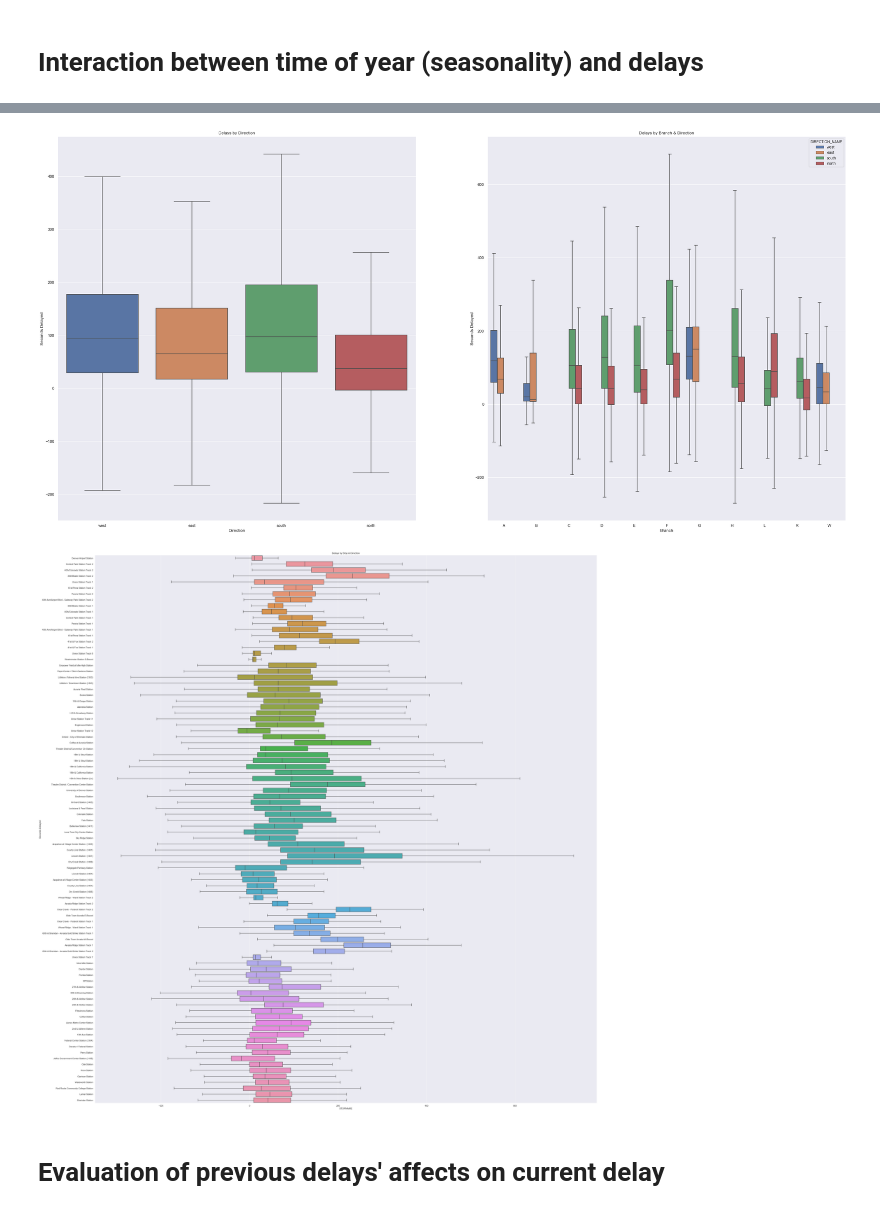
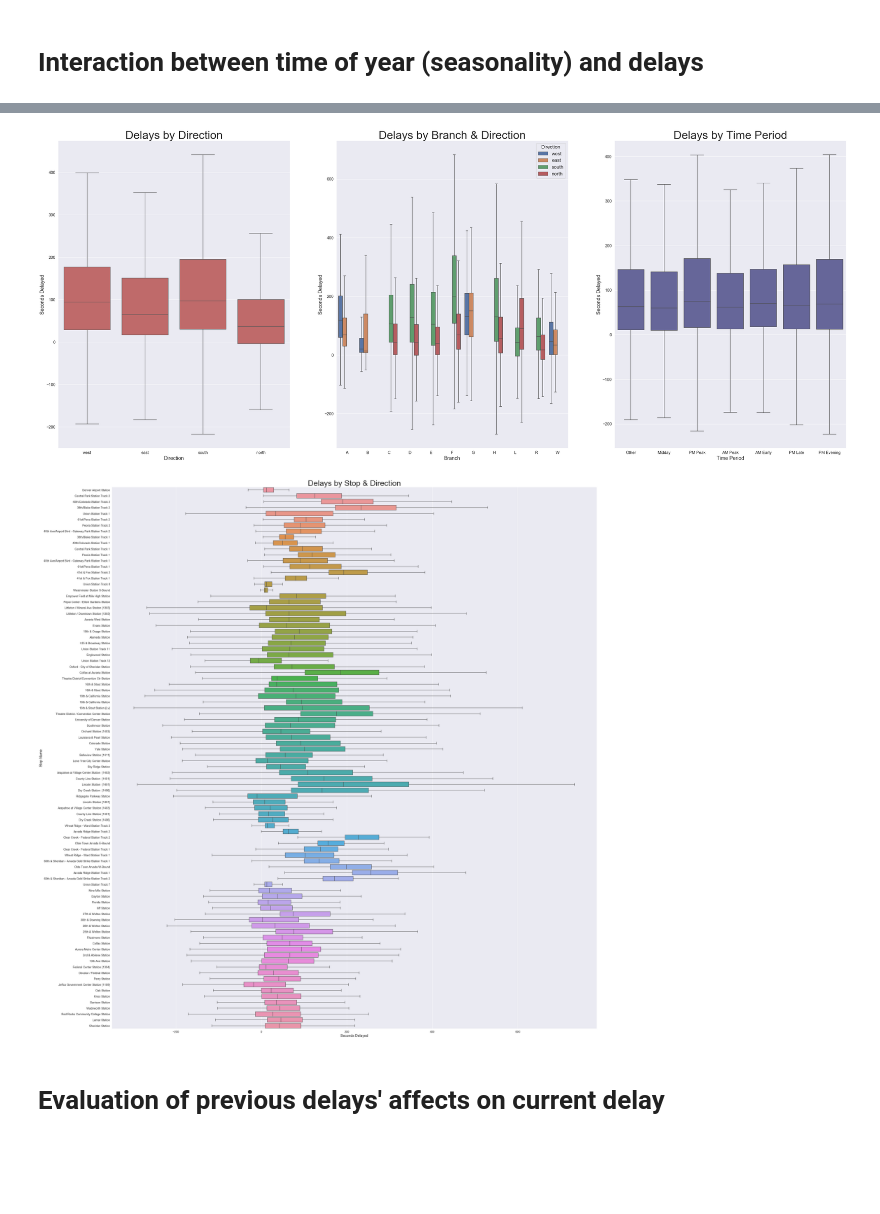
Before and after one commit to jasonsum/Springboard, a Jupyter notebook: Capstone1_RTD/RTD_Analysis.ipynb, the cells around one changed output, grey strips where cells are left out. Saved outputs shown, nothing was run; the diff lists cells and outputs as text; code cells hidden in the pictures; blank space fills up the shorter version.

```diff
--- a/Capstone1_RTD/RTD_Analysis.ipynb
+++ b/Capstone1_RTD/RTD_Analysis.ipynb
@@ -9,3 +10,13 @@ import scipy.stats as stats
+# %%
+params = {'legend.fontsize': 'x-large',
+         'axes.labelsize': 18,
+         'axes.titlesize':'large',
+         'xtick.labelsize':'large',
+         'ytick.labelsize':'large',
+         'legend.title_fontsize': 'x-large'
+ #        'figure.titlesize':'xx-large'
+         }
+pylab.rcParams.update(params)
 # %%
 # loading files
 file1_locations = 'Jan20 Rail Stops and Geocoded Locations.txt'
@@ -762,7 +773,8 @@ delays = trains_games[['BRANCH',
                         'FREE_RUNNING',
                         'STOPNAME',
                         'DEPARTURE_DELAY',
-                        'DELAYED_FLG',]].sort_values('BRANCH')
+                        'DELAYED_FLG',
+                        'TIME_PERIOD']].sort_values('BRANCH')
 # %%
 # Verify possible outliers of above 4000 seconds delayed and below -1000 seconds delayed
 display(trains_games[['BRANCH',
@@ -1008,41 +1020,60 @@ There are approximately 460808 station instances per month in this dataset.
 # %%
-plt.figure(figsize=(40,20))
-plt.subplot(1,2,1)
+plt.figure(figsize=(50,20))
+plt.subplot(1,3,1)
+# Plot delay by direction
 sns.boxplot(x='DIRECTION_NAME',
              y='DEPARTURE_DELAY',
              data = delays,
-             showfliers=False)
+             showfliers=False,
+             color='indianred',
+             saturation=0.75)
 plt.ylabel('Seconds Delayed')
 plt.xlabel('Direction')
-plt.title('Delays by Direction')
+plt.title('Delays by Direction',size=40)
 
-plt.subplot(1,2,2)
+# Plot delay by branch
+plt.subplot(1,3,2)
 sns.boxplot(x='BRANCH',
              y='DEPARTURE_DELAY',
              hue = 'DIRECTION_NAME',
              data = delays,
-             showfliers=False)
+             showfliers=False,
+             saturation=0.75)
 plt.ylabel('Seconds Delayed')
 plt.xlabel('Branch')
-plt.title('Delays by Branch & Direction')
+plt.title('Delays by Branch & Direction',size=40)
+plt.legend(title='Direction')
 ##plt.tight_layout()
+
+# Plot delay by time period
+plt.subplot(1,3,3)
+sns.boxplot(x='TIME_PERIOD',
+             y='DEPARTURE_DELAY',
+             data = delays,
+             showfliers=False,
+             color='blue',
+             saturation=0.2)
+plt.ylabel('Seconds Delayed')
+plt.xlabel('Time Period')
+plt.title('Delays by Time Period',size=40)
 plt.show()
 
+# Plot delay by station/stopname
 plt.figure(figsize=(40,40))
 sns.boxplot(y='STOPNAME',
              x='DEPARTURE_DELAY',
              data = delays,
              orient ="h",
              showfliers=False)
-plt.ylabel('Seconds Delayed')
-plt.xlabel('STOPNAME')
-plt.title('Delays by Stop & Direction')
+plt.ylabel('Stop Name')
+plt.xlabel('Seconds Delayed')
+plt.title('Delays by Stop & Direction',size=40)
 #plt.xticks(rotation=70)
 plt.tight_layout()
 plt.show()
 # %% [output]
-[figure, old version]
+[figure, new version]
-[figure, old version]
+[figure, new version]
 # %% [markdown]
 # Evaluation of previous delays' affects on current delay
 # %%
```
Also changed, not shown: parts of 5 cells of this notebook.
